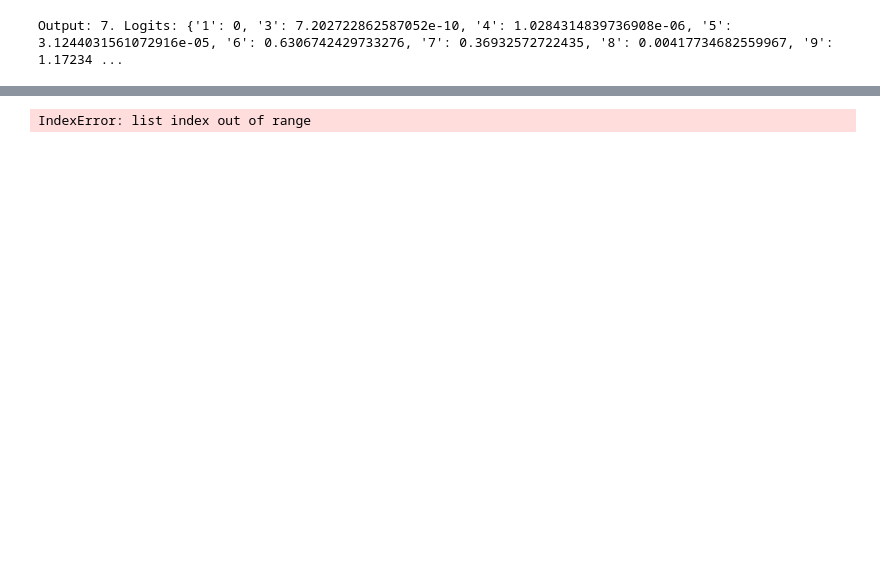
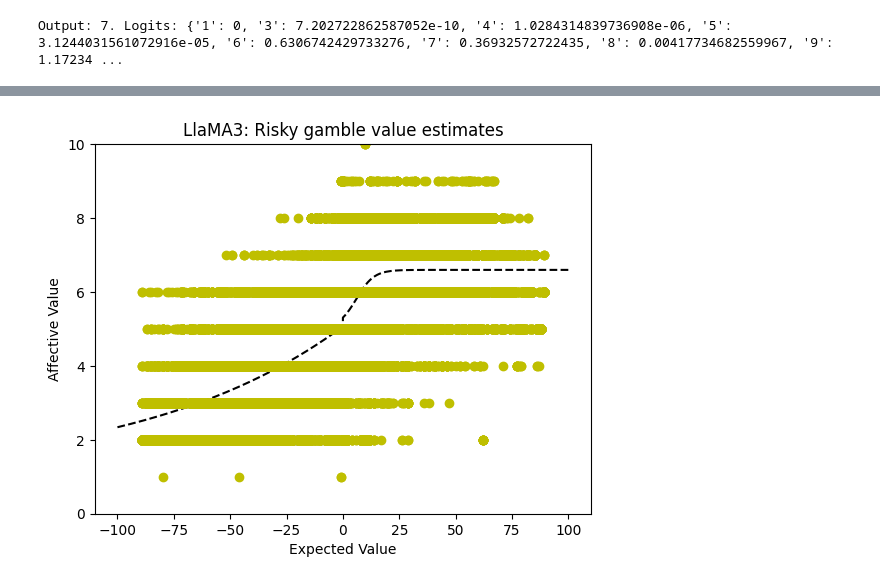
Before and after one commit to paulstillman/minordia, a Jupyter notebook: examples/neurips_baselines.ipynb, the cells around one changed output, grey strips where cells are left out. Drawn from its saved outputs; the diff is of its cells as text; code cells hidden in the pictures; blank space fills up the shorter version.

```diff
--- a/examples/neurips_baselines.ipynb
+++ b/examples/neurips_baselines.ipynb
@@ -133,8 +133,8 @@ def curve_fit(expected_values: list[float], attitudes: list[float]) -> tuple[np.
   q0 = [max(l_attitude), np.median(losses),1,min(l_attitude)] # this is an mandatory initial guess
   qopt, _ = curve_fit(sigmoid, losses, l_attitude,q0, method='dogbox', maxfev=100000)
 
-  l_x = np.linspace(-10,0,100)
-  g_x = np.linspace(0,10,100)
+  l_x = np.linspace(-100,0,100)
+  g_x = np.linspace(0,100,100)
 
 
   x = np.concatenate(
@@ -169,24 +166,55 @@ def plot_curve(
+# %%
+import os
+import pandas as pd
+import numpy as np
+
+def load_csv(filepath: str | os.PathLike):
+  """Load a csv as a dataframe."""
+  df = pd.read_csv(filepath)
+
+  all_logits = np.zeros((len(df),10), dtype=float)
+
+  for i in range(10):
+    all_logits[:, i] = df[f'logits_{i+1}'].to_numpy(dtype=float)
+
+  evs = df['EV'].to_numpy(dtype=float)
+  gvs = df['GV'].to_numpy(dtype=float)
+  bvs = df['BV'].to_numpy(dtype=float)
+  pws = df['PW'].to_numpy(dtype=int)
+
+  return evs, gvs, bvs, pws, all_logits
+# %%
+evs, gvs, bvs, pws, all_logits = load_csv('./llama3-70b-full-pos.csv')
+# %%
+attitude_samples = []
+for i in range(len(all_logits)):
+  p = all_logits[i]
+  p = np.array(p) / sum(p)
+  attitude_sample = np.random.choice([int(num+1) for num in range(len(all_logits[i]))], p=p, size = 100)
+  attitude_samples.append(attitude_sample)
 # %%
-%autoreload 2
+# %autoreload 2
+
+
 
 inputs = []
 outputs = []
 all_gvs = []
 all_bvs = []
 all_pws = []
 
-for i in range(len(expected_values)):
+for i in range(len(evs)):
   for j in range(len(attitude_samples[i])):
-    inputs.append(expected_values[i])
+    inputs.append(evs[i])
     outputs.append(attitude_samples[i][j])
     all_gvs.append(gvs[i])
     all_bvs.append(bvs[i])
     all_pws.append(pws[i])
 
 outcomes = curve_fit(inputs, outputs)
 plot_curve(*outcomes, inputs, outputs, title = "LlaMA3: Risky gamble value estimates")
 # %% [output]
-IndexError: list index out of range
+[figure, added]
 # %%
 import csv
 
```
Also changed, not shown: parts of 1 cell of this notebook, 1 other file.
